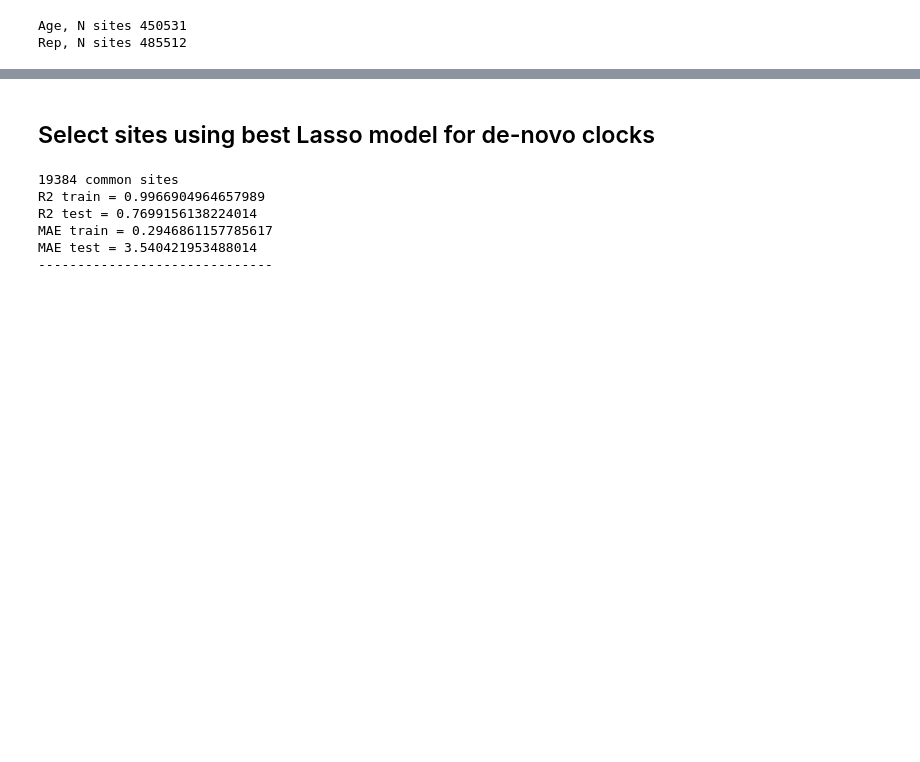
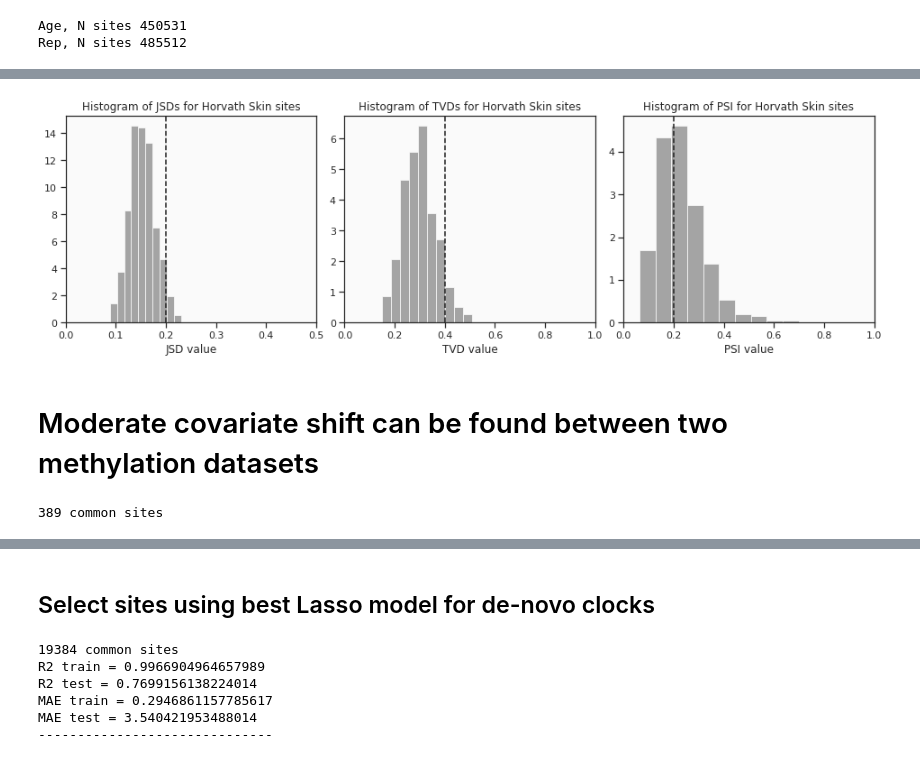
Before and after one commit to ComputationalAgingLab/reprogramming_ood, a Jupyter notebook: aging_skin_analysis.ipynb, the cells around one changed output, grey strips where cells are left out. Saved outputs shown, nothing was run; the diff lists cells and outputs as text; code cells hidden in the pictures; blank space fills up the shorter version.

```diff
--- a/aging_skin_analysis.ipynb
+++ b/aging_skin_analysis.ipynb
@@ -80,0 +158,61 @@ Rep, N sites 485512
+# %%
+#supplement
+
+fig = plt.figure(figsize=(13, 4), constrained_layout=True)
+gs = GridSpec(1, 3, figure=fig)
+ax0 = fig.add_subplot(gs[0, 0])
+ax1 = fig.add_subplot(gs[0, 1])
+ax2 = fig.add_subplot(gs[0, 2])
+
+# ax5 - overall PSI hist
+jsds = calculate_shift(np.array(Xa_clock), np.array(Xr_clock), metric_type='jsd')
+
+ax0.set_title('Histogram of JSDs for Horvath Skin sites')
+ax0.hist(jsds, density=True, alpha=0.7, color='grey')
+ax0.axvline(0.2, color='k', ls='--')
+ax0.set_xlim([0, 0.5])
+ax0.set_xlabel('JSD value')
+
+tvds = calculate_shift(np.array(Xa_clock), np.array(Xr_clock), metric_type='tvd')
+
+ax1.set_title('Histogram of TVDs for Horvath Skin sites')
+ax1.hist(tvds, density=True, alpha=0.7, color='grey')
+ax1.axvline(0.4, color='k', ls='--')
+ax1.set_xlim([0, 1])
+ax1.set_xlabel('TVD value')
+
+psis = calculate_shift(np.array(Xa_clock), np.array(Xr_clock), metric_type='psi')
+
+ax2.set_title('Histogram of PSI for Horvath Skin sites')
+ax2.hist(psis, density=True, alpha=0.7, color='grey')
+ax2.axvline(0.2, color='k', ls='--')
+ax2.set_xlim([0, 1.0])
+ax2.set_xlabel('PSI value')
+
+plt.savefig('figs/A1_sup_same_metrics.pdf', format='pdf', bbox_inches='tight')
+plt.show()
+# %% [output]
+[figure, added]
+# %% [markdown]
+# Moderate covariate shift can be found between two methylation datasets
+# %%
+cname = 'Skin clock (391 CpGs)'
+clock = clocks[cname]
+sites = clock.index.intersection(dfr.index).intersection(dfa.index)
+print(f"{len(sites)} common sites")
+
+Xa_clock = dfa.loc[sites].T
+Xr_clock = dfr.loc[sites].T
+
+ya = meta['age']
+yr = metr['age']
+
+#conduct PCA on joined dataset
+pca = PCA(2)
+pca.fit(pd.concat([Xa_clock, Xr_clock]))
+Xpa = pca.transform(Xa_clock)
+Xpr = pca.transform(Xr_clock)
+
+pvar = np.round(pca.explained_variance_ratio_, 2)
+# %% [output]
+389 common sites
```
Also changed, not shown: parts of 15 cells of this notebook.
